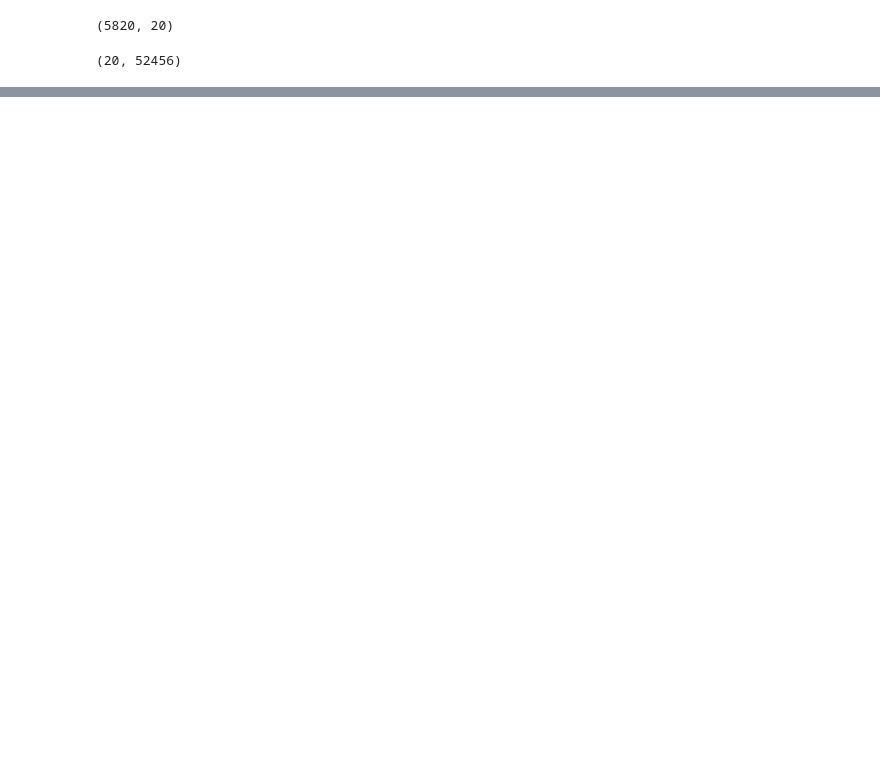
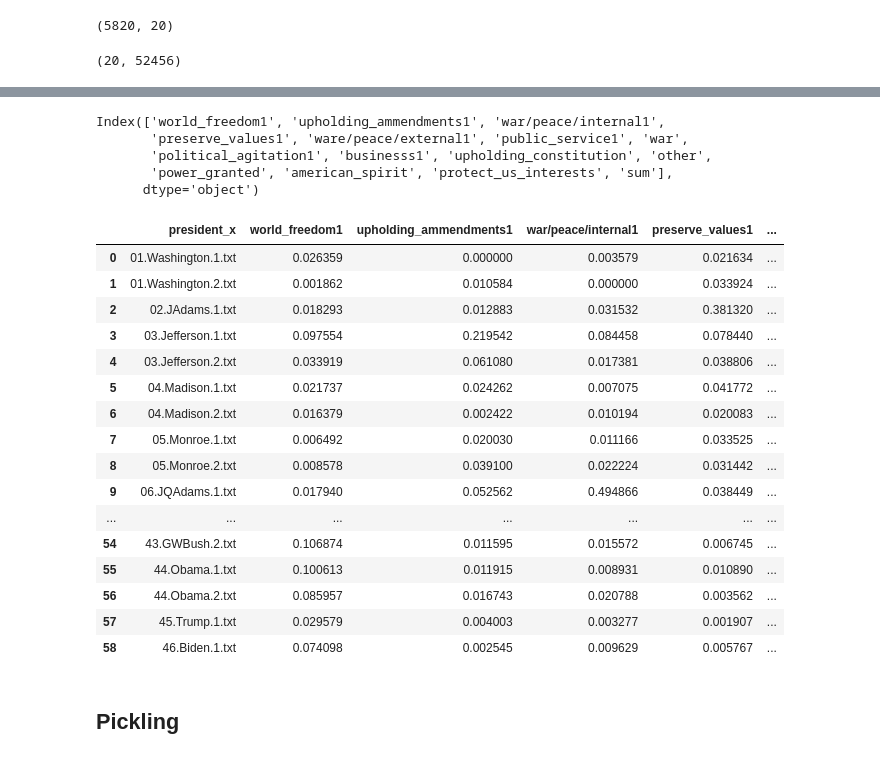
Before and after one commit to andrewdouglassmith1/NLP_Inaugural_Addresses, a Jupyter notebook: Code/04_NLP_Analysis_Sentence&Par_Tokenized.ipynb, the cells around one changed output, grey strips where cells are left out. Cells and saved outputs as stored; diff of their text form; code cells hidden in the pictures; blank space fills up the shorter version.

Commit message:
groupby and aggregate vector averaging

```diff
--- a/Code/04_NLP_Analysis_Sentence&Par_Tokenized.ipynb
+++ b/Code/04_NLP_Analysis_Sentence&Par_Tokenized.ipynb
@@ -356,0 +376,12 @@ topic_words_par
+# %%
+# Drop columns to be added in grouped form
+df_grouped_topics = df_grouped_topics.drop(['other1','other2','other3','power_granted1','power_granted2','power_granted3'
+                                           ,'american_spirit1','american_spirit2',
+                                           'protecting_us_interests1','protecting_us_interests2'],axis = 1)
+# %%
+# Adding grouped columns to dataframe
+
+df_grouped_topics['other'] = other_sum
+df_grouped_topics['power_granted'] = power_granted_sum
+df_grouped_topics['american_spirit'] = american_spirit_sum
+df_grouped_topics['protect_us_interests'] = protect_us_interests_sum
@@ -356,0 +404,41 @@ topic_words_par
+# %%
+df_grouped_topics.columns
+# %% [output]
+Index(['world_freedom1', 'upholding_ammendments1', 'war/peace/internal1',
+       'preserve_values1', 'ware/peace/external1', 'public_service1', 'war',
+       'political_agitation1', 'businesss1', 'upholding_constitution', 'other',
+       'power_granted', 'american_spirit', 'protect_us_interests', 'sum'],
+      dtype='object')
+# %%
+# Merge df_grouped_topics
+
+df_topic_vectors = pd.merge(df_par_tokenized,df_grouped_topics,left_index=True, right_index=True)
+# %%
+# Remove pandas rows were sum is equal to 0 - this is situations where the text is blank
+
+df_topic_vectors = df_topic_vectors[(df_topic_vectors[['sum']] != 0).all(axis=1)]
+# %%
+df_topic_vectors.groupby(['president_x'])['world_freedom1', 'upholding_ammendments1', 'war/peace/internal1',
+       'preserve_values1', 'ware/peace/external1', 'public_service1', 'war',
+       'political_agitation1', 'businesss1', 'upholding_constitution', 'other',
+       'power_granted', 'american_spirit', 'protect_us_interests'].mean().reset_index()
+# %% [output]
+|  | president_x | world_freedom1 | upholding_ammendments1 | war/peace/internal1 | preserve_values1 | ... |
+| 0 | 01.Washington.1.txt | 0.026359 | 0.000000 | 0.003579 | 0.021634 | ... |
+| 1 | 01.Washington.2.txt | 0.001862 | 0.010584 | 0.000000 | 0.033924 | ... |
+| 2 | 02.JAdams.1.txt | 0.018293 | 0.012883 | 0.031532 | 0.381320 | ... |
+| 3 | 03.Jefferson.1.txt | 0.097554 | 0.219542 | 0.084458 | 0.078440 | ... |
+| 4 | 03.Jefferson.2.txt | 0.033919 | 0.061080 | 0.017381 | 0.038806 | ... |
+| 5 | 04.Madison.1.txt | 0.021737 | 0.024262 | 0.007075 | 0.041772 | ... |
+| 6 | 04.Madison.2.txt | 0.016379 | 0.002422 | 0.010194 | 0.020083 | ... |
+| 7 | 05.Monroe.1.txt | 0.006492 | 0.020030 | 0.011166 | 0.033525 | ... |
+| 8 | 05.Monroe.2.txt | 0.008578 | 0.039100 | 0.022224 | 0.031442 | ... |
+| 9 | 06.JQAdams.1.txt | 0.017940 | 0.052562 | 0.494866 | 0.038449 | ... |
+| ... | ... | ... | ... | ... | ... | ... |
+| 54 | 43.GWBush.2.txt | 0.106874 | 0.011595 | 0.015572 | 0.006745 | ... |
+| 55 | 44.Obama.1.txt | 0.100613 | 0.011915 | 0.008931 | 0.010890 | ... |
+| 56 | 44.Obama.2.txt | 0.085957 | 0.016743 | 0.020788 | 0.003562 | ... |
+| 57 | 45.Trump.1.txt | 0.029579 | 0.004003 | 0.003277 | 0.001907 | ... |
+| 58 | 46.Biden.1.txt | 0.074098 | 0.002545 | 0.009629 | 0.005767 | ... |
+# %% [markdown]
+## Pickling
```
Also changed, not shown: parts of 26 cells of this notebook, 1 other file.
